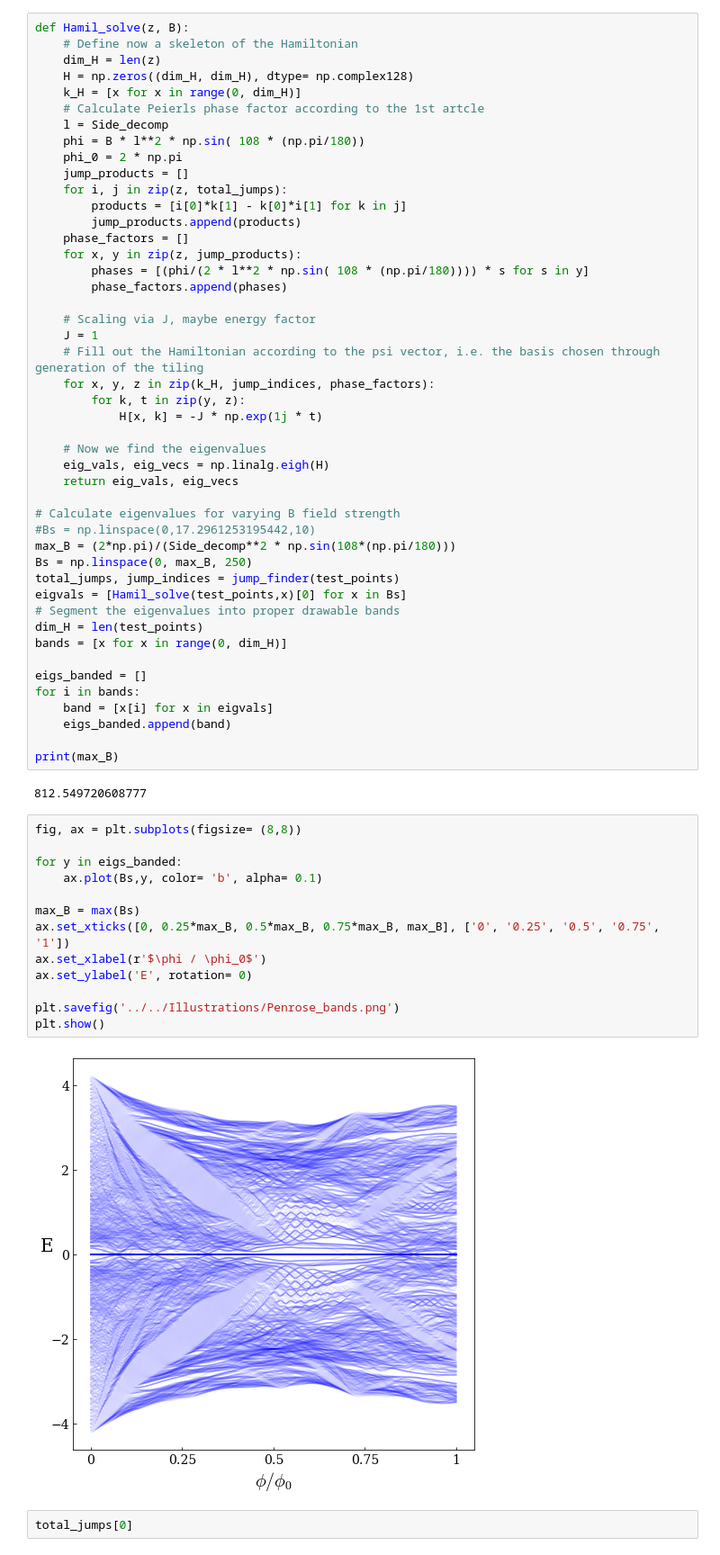
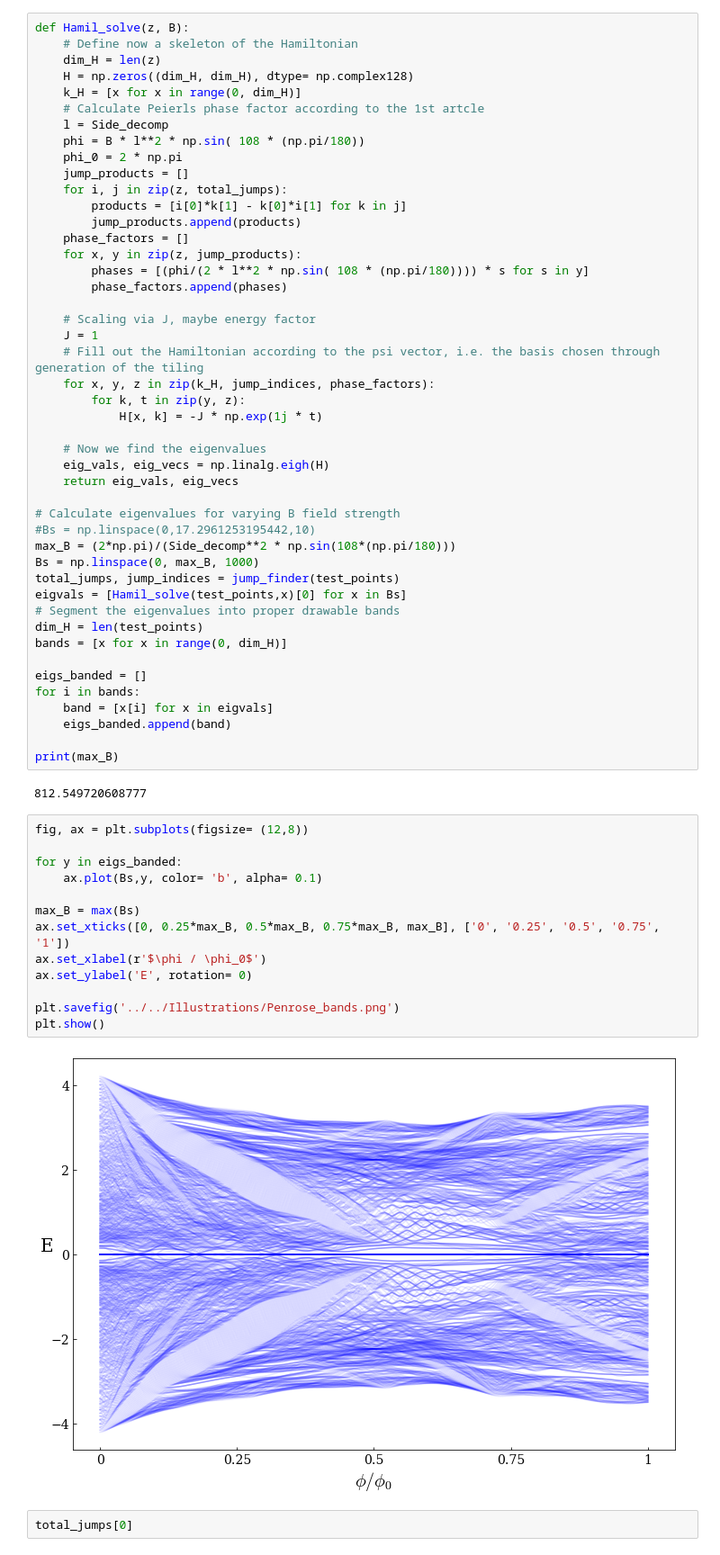
Before and after one commit to Kroghski/Bachelor, a Jupyter notebook: Code/Penrose/Penrose_tiling.ipynb, the cells around one changed output. Shown at 90% size. Drawn from its saved outputs; the diff is of its cells as text.

```diff
--- a/Code/Penrose/Penrose_tiling.ipynb
+++ b/Code/Penrose/Penrose_tiling.ipynb
@@ -609,7 +609,7 @@ def Hamil_solve(z, B):
 # Calculate eigenvalues for varying B field strength
 #Bs = np.linspace(0,17.2961253195442,10)
 max_B = (2*np.pi)/(Side_decomp**2 * np.sin(108*(np.pi/180)))
-Bs = np.linspace(0, max_B, 250)
+Bs = np.linspace(0, max_B, 1000)
 total_jumps, jump_indices = jump_finder(test_points)
 eigvals = [Hamil_solve(test_points,x)[0] for x in Bs]
 # Segment the eigenvalues into proper drawable bands
@@ -625,20 +625,20 @@ print(max_B)
 # %% [output]
 812.549720608777
 # %%
-fig, ax = plt.subplots(figsize= (8,8))
+fig, ax = plt.subplots(figsize= (12,8))
 
 for y in eigs_banded:
     ax.plot(Bs,y, color= 'b', alpha= 0.1)
 
 max_B = max(Bs)
 ax.set_xticks([0, 0.25*max_B, 0.5*max_B, 0.75*max_B, max_B], ['0', '0.25', '0.5', '0.75', '1'])
 ax.set_xlabel(r'$\phi / \phi_0$')
 ax.set_ylabel('E', rotation= 0)
 
 plt.savefig('../../Illustrations/Penrose_bands.png')
 plt.show()
 # %% [output]
-[figure, old version]
+[figure, new version]
 # %%
 total_jumps[0]
 # %% [output]
```
Also changed, not shown: 12 other files.
